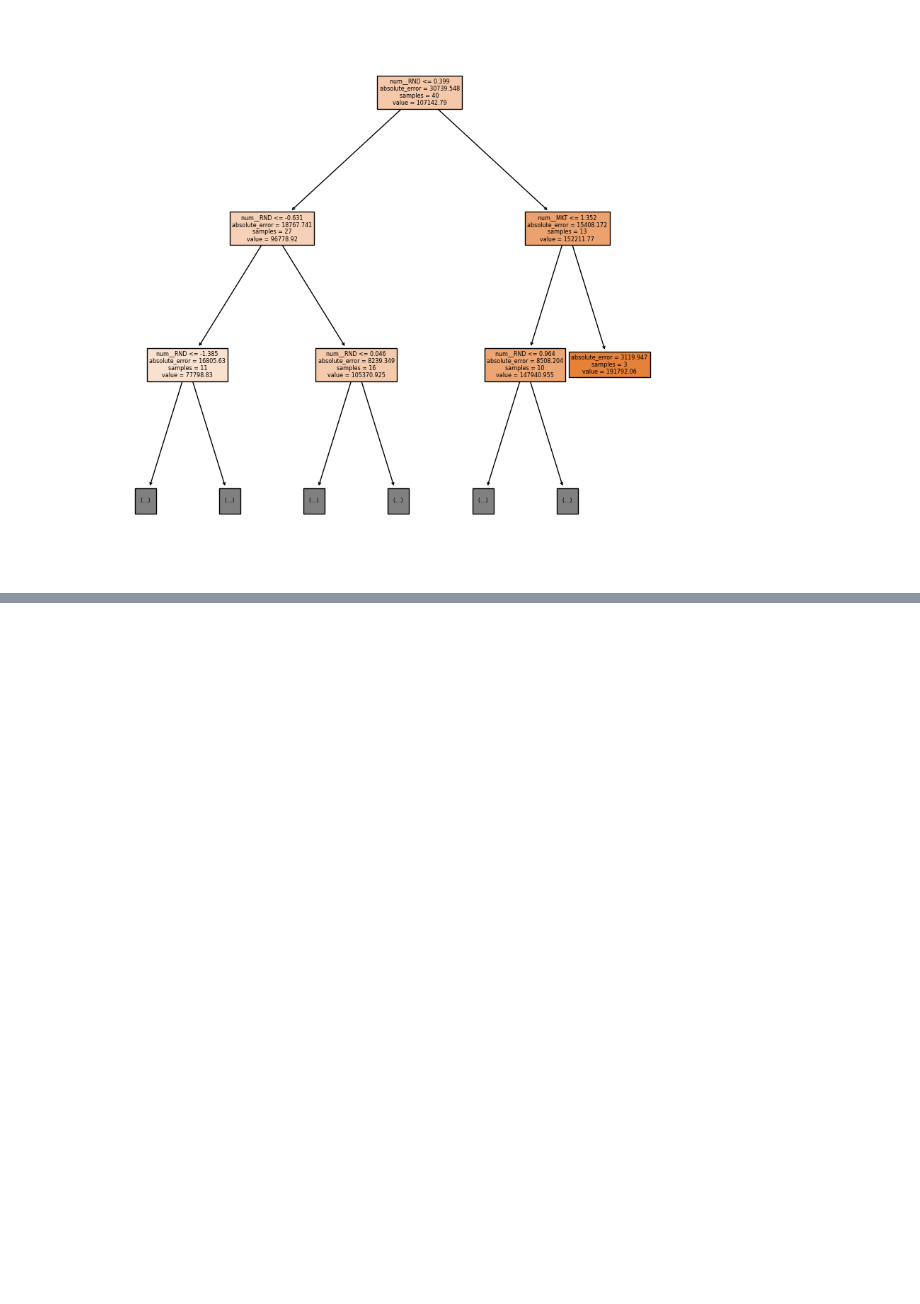
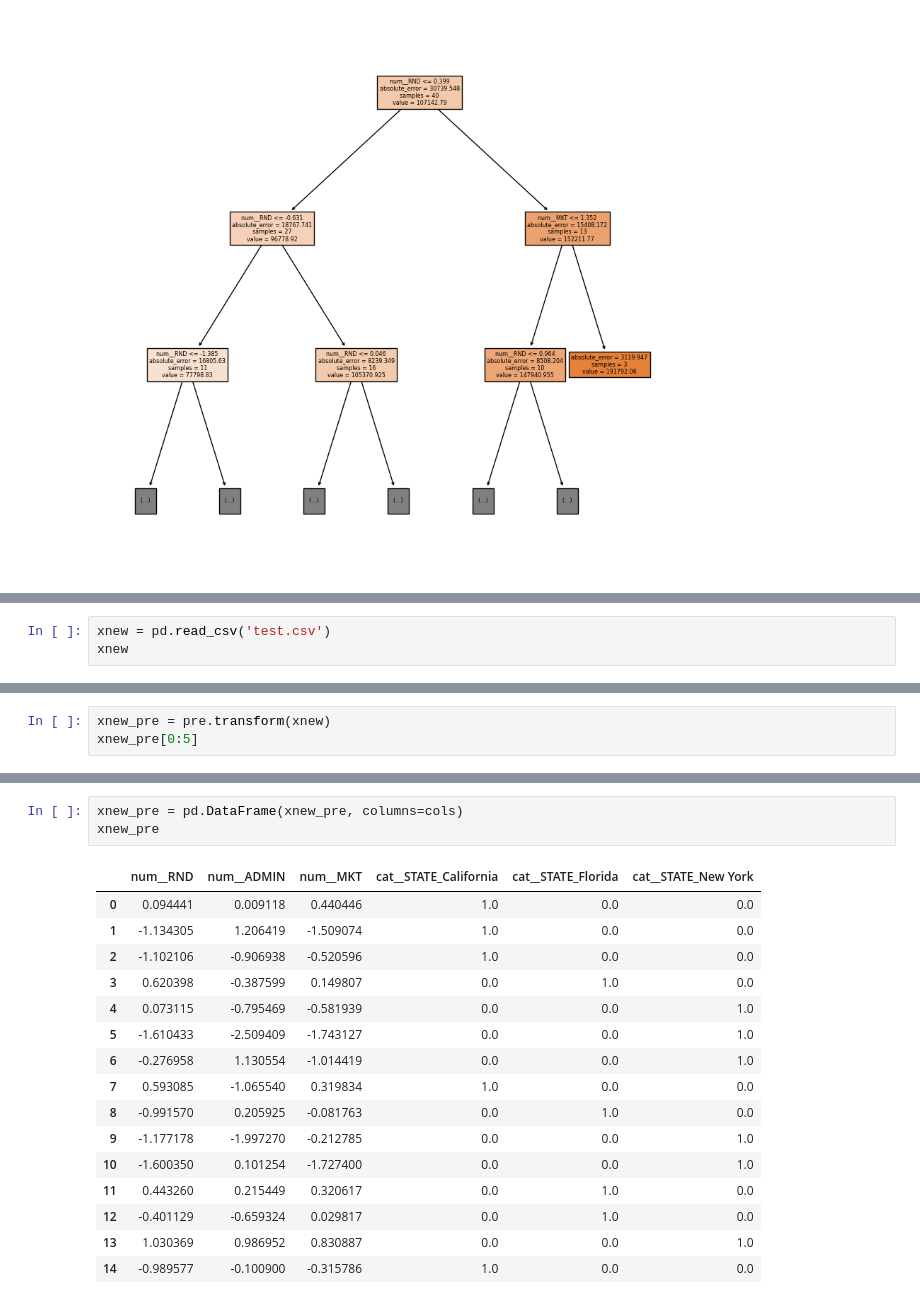
Before and after one commit to utkarshg1/VSCode_Thu_Fri_6_8pm, a Jupyter notebook: Decision Tree Regression/DTR.ipynb, the cells around one changed output, grey strips where cells are left out. Cells and saved outputs as stored; diff of their text form; blank space fills up the shorter version.

```diff
--- a/Decision Tree Regression/DTR.ipynb
+++ b/Decision Tree Regression/DTR.ipynb
@@ -349,0 +406,3 @@ plt.show()
+# %%
+xnew = pd.read_csv('test.csv')
+xnew
@@ -349,0 +428,3 @@ plt.show()
+# %%
+xnew_pre = pre.transform(xnew)
+xnew_pre[0:5]
@@ -349,0 +442,20 @@ plt.show()
+# %%
+xnew_pre = pd.DataFrame(xnew_pre, columns=cols)
+xnew_pre
+# %% [output]
+|  | num__RND | num__ADMIN | num__MKT | cat__STATE_California | cat__STATE_Florida | cat__STATE_New York |
+| 0 | 0.094441 | 0.009118 | 0.440446 | 1.0 | 0.0 | 0.0 |
+| 1 | -1.134305 | 1.206419 | -1.509074 | 1.0 | 0.0 | 0.0 |
+| 2 | -1.102106 | -0.906938 | -0.520596 | 1.0 | 0.0 | 0.0 |
+| 3 | 0.620398 | -0.387599 | 0.149807 | 0.0 | 1.0 | 0.0 |
+| 4 | 0.073115 | -0.795469 | -0.581939 | 0.0 | 0.0 | 1.0 |
+| 5 | -1.610433 | -2.509409 | -1.743127 | 0.0 | 0.0 | 1.0 |
+| 6 | -0.276958 | 1.130554 | -1.014419 | 0.0 | 0.0 | 1.0 |
+| 7 | 0.593085 | -1.065540 | 0.319834 | 1.0 | 0.0 | 0.0 |
+| 8 | -0.991570 | 0.205925 | -0.081763 | 0.0 | 1.0 | 0.0 |
+| 9 | -1.177178 | -1.997270 | -0.212785 | 0.0 | 0.0 | 1.0 |
+| 10 | -1.600350 | 0.101254 | -1.727400 | 0.0 | 0.0 | 1.0 |
+| 11 | 0.443260 | 0.215449 | 0.320617 | 0.0 | 1.0 | 0.0 |
+| 12 | -0.401129 | -0.659324 | 0.029817 | 0.0 | 1.0 | 0.0 |
+| 13 | 1.030369 | 0.986952 | 0.830887 | 0.0 | 0.0 | 1.0 |
+| 14 | -0.989577 | -0.100900 | -0.315786 | 1.0 | 0.0 | 0.0 |
```
Also changed, not shown: parts of 19 cells of this notebook, 2 other files.
